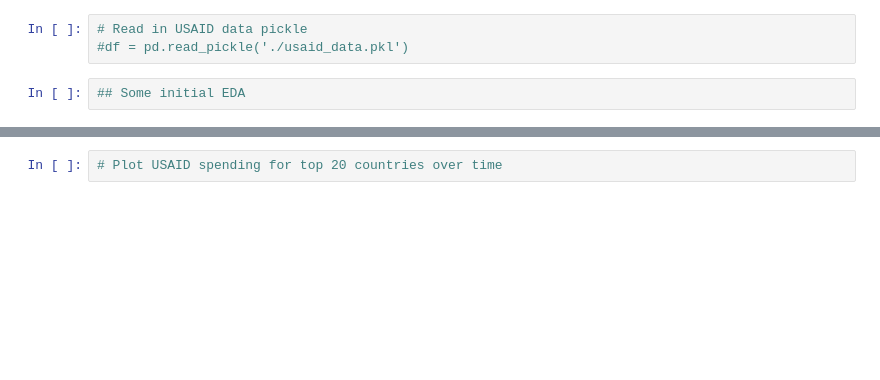
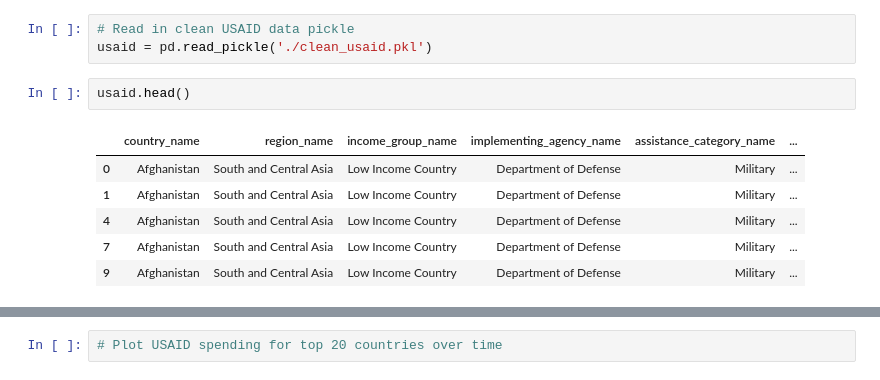
Before and after one commit to geneveeves/Metis_Project5, a Jupyter notebook: 03_Project5_EDA_AllData.ipynb, the cells around one changed output, grey strips where cells are left out. Cells and saved outputs as stored; diff of their text form; blank space fills up the shorter version.

```diff
--- a/03_Project5_EDA_AllData.ipynb
+++ b/03_Project5_EDA_AllData.ipynb
@@ -4,5 +12,12 @@ import pandas as pd
 # %%
-# Read in USAID data pickle
-#df = pd.read_pickle('./usaid_data.pkl')
+# Read in clean USAID data pickle
+usaid = pd.read_pickle('./clean_usaid.pkl')
-# %%
-## Some initial EDA
+# %%
+usaid.head()
+# %% [output]
+|  | country_name | region_name | income_group_name | implementing_agency_name | assistance_category_name | ... |
+| 0 | Afghanistan | South and Central Asia | Low Income Country | Department of Defense | Military | ... |
+| 1 | Afghanistan | South and Central Asia | Low Income Country | Department of Defense | Military | ... |
+| 4 | Afghanistan | South and Central Asia | Low Income Country | Department of Defense | Military | ... |
+| 7 | Afghanistan | South and Central Asia | Low Income Country | Department of Defense | Military | ... |
+| 9 | Afghanistan | South and Central Asia | Low Income Country | Department of Defense | Military | ... |
```
Also changed, not shown: parts of 25 cells of this notebook, 5 other files.
